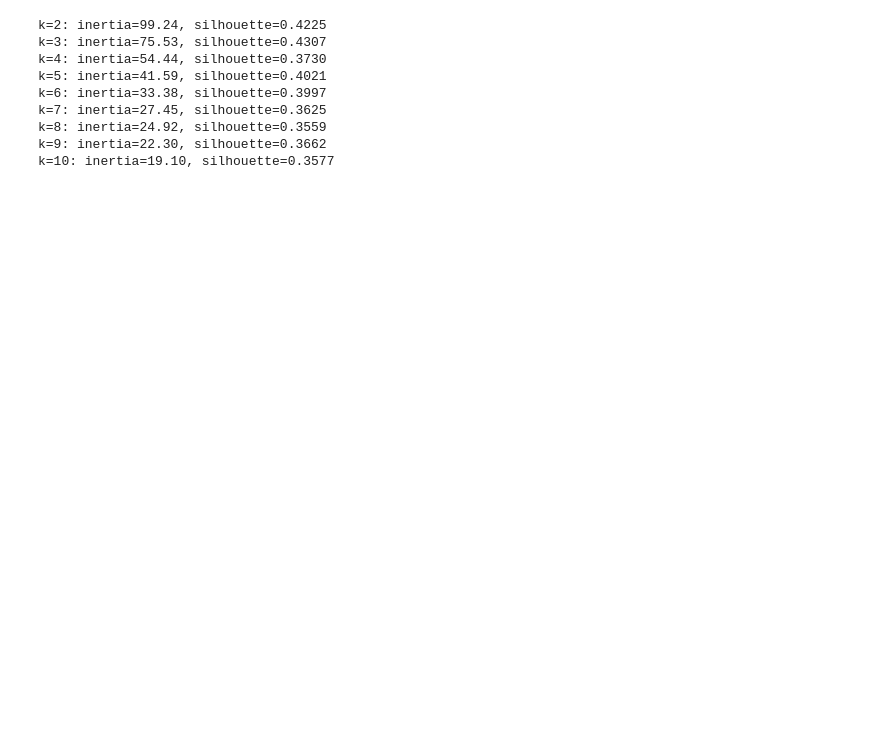
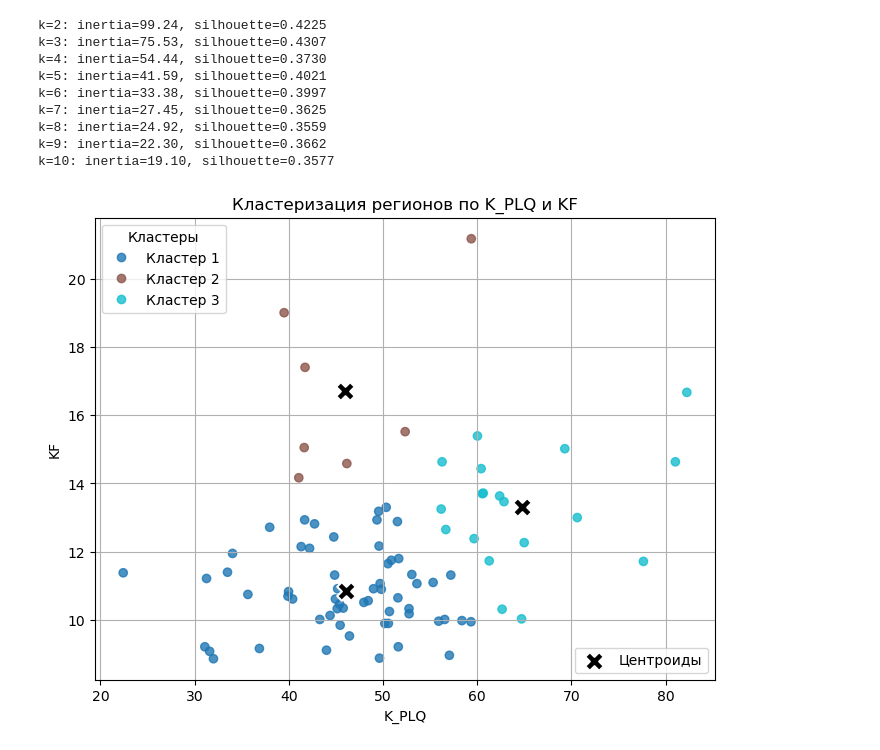
Before and after one commit to zerofermin/Monetary-policy-and-retail-landing-in-regions, a Jupyter notebook: Clustering.ipynb, the cells around one changed output. Cells and saved outputs as stored; diff of their text form; code cells hidden in the pictures; blank space fills up the shorter version.

```diff
--- a/Clustering.ipynb
+++ b/Clustering.ipynb
@@ -74,0 +77,50 @@ df_clust["Cluster"] = kmeans.fit_predict(X_scaled)
+# %%
+'''
+Добавил визуализацию, статистику по кластерам и вывод списков регионов по кластерам
+'''
+###############################
+    #ВИЗУАЛИЗАЦИЯ КЛАСТЕРОВ
+###############################
+plt.figure(figsize=(8, 6))
+
+# точки
+scatter = plt.scatter(
+    df_clust["K_PLQ"],
+    df_clust["KF"],
+    c=df_clust["Cluster"],
+    cmap="tab10",
+    alpha= 0.8
+)
+
+# центроиды в исходном масштабе
+centers = kmeans.cluster_centers_
+centers_original = scaler.inverse_transform(centers)
+
+plt.scatter(
+    centers_original[:, 0],
+    centers_original[:, 1],
+    c="black",
+    s=180,
+    marker="X",
+    edgecolor="white",
+    linewidth=1.5,
+    label="Центроиды"
+)
+
+plt.xlabel("K_PLQ")
+plt.ylabel("KF")
+plt.title("Кластеризация регионов по K_PLQ и KF")
+
+# легенда по кластерам
+handles, _ = scatter.legend_elements(prop="colors", num=None)
+labels = [f"Кластер {k}" for k in sorted(df_clust["Cluster"].unique())]
+cluster_legend = plt.legend(handles, labels, title="Кластеры", loc="upper left")
+
+# легенда для центроидов
+plt.gca().add_artist(cluster_legend)
+plt.legend(loc="lower right")
+
+plt.grid(True)
+plt.show()
+# %% [output]
+[figure, added]
```
Also changed, not shown: parts of 8 cells of this notebook.
